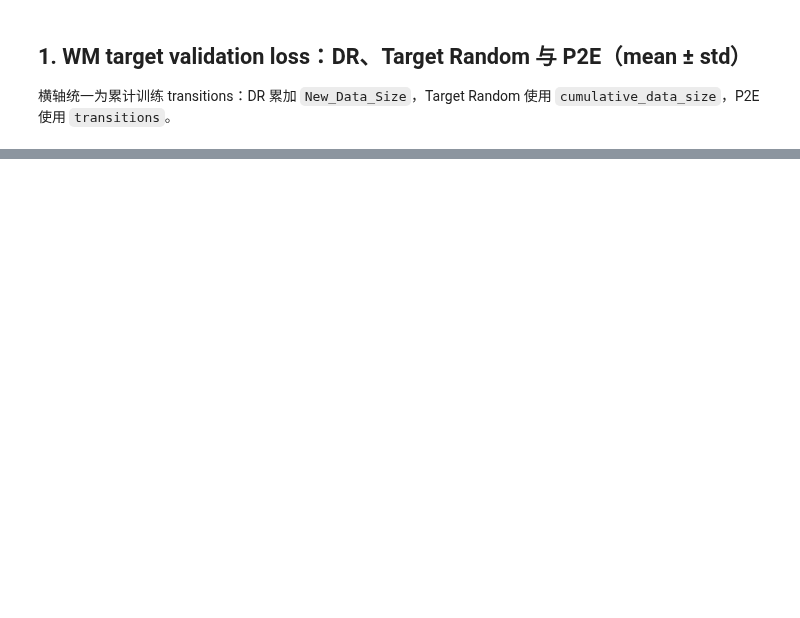
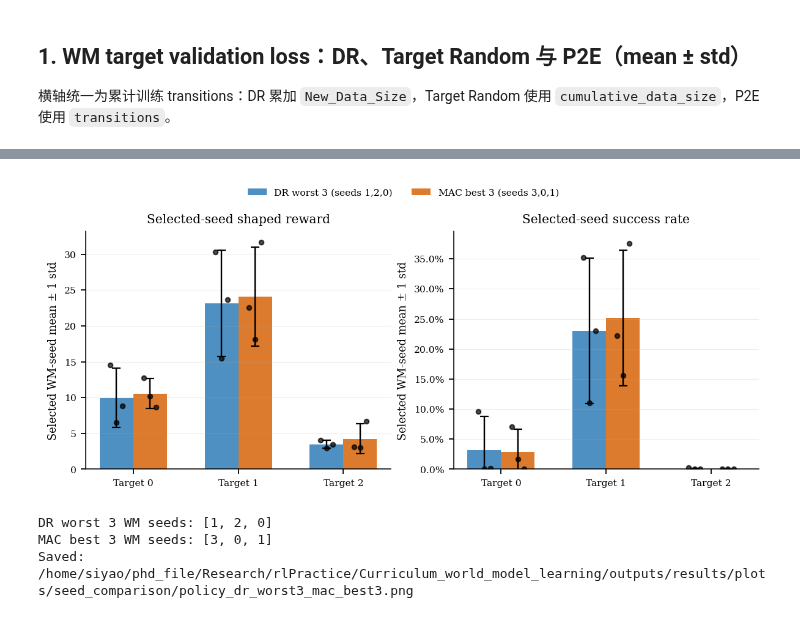
Before and after one commit to Sveali41/curriculum_world_model_learning, a Jupyter notebook: trainer/plot_seed_comparison.ipynb, the cells around one changed output, grey strips where cells are left out. Drawn from its saved outputs; the diff is of its cells as text; code cells hidden in the pictures; blank space fills up the shorter version.

```diff
--- a/trainer/plot_seed_comparison.ipynb
+++ b/trainer/plot_seed_comparison.ipynb
@@ -209,0 +404,80 @@ display([
+# %%
+wm_policy_for_selection = (
+    policy_df[policy_df['method'].isin(['dr', 'mac'])]
+    .groupby(['method', 'wm_seed', 'target'], as_index=False)[metric_cols]
+    .mean()
+)
+seed_ranking = (wm_policy_for_selection.groupby(['method', 'wm_seed'], as_index=False)[metric_cols]
+                .mean())
+if seed_ranking.groupby('method')['wm_seed'].nunique().min() < 3:
+    raise ValueError('Need at least three WM seeds for both DR and MAC')
+dr_ranking = seed_ranking[seed_ranking['method'] == 'dr'].sort_values(
+    ['success_rate', 'mean_reward', 'wm_seed'], ascending=[True, True, True]
+)
+mac_ranking = seed_ranking[seed_ranking['method'] == 'mac'].sort_values(
+    ['success_rate', 'mean_reward', 'wm_seed'], ascending=[False, False, True]
+)
+dr_worst_seeds = dr_ranking.head(3)['wm_seed'].astype(int).tolist()
+mac_best_seeds = mac_ranking.head(3)['wm_seed'].astype(int).tolist()
+selection_specs = [
+    {'method': 'dr', 'label': 'DR worst 3', 'seeds': dr_worst_seeds, 'color': '#2878B5'},
+    {'method': 'mac', 'label': 'MAC best 3', 'seeds': mac_best_seeds, 'color': '#D55E00'},
+]
+selected_parts = []
+for spec in selection_specs:
+    part = wm_policy_for_selection[(wm_policy_for_selection['method'] == spec['method']) &
+                                   (wm_policy_for_selection['wm_seed'].isin(spec['seeds']))].copy()
+    part['selection'] = spec['label']
+    selected_parts.append(part)
+selected_policy = pd.concat(selected_parts, ignore_index=True)
+
+fig, axes = plt.subplots(1, 2, figsize=(7.4, 3.15), dpi=160)
+selected_width = 0.32
+for method_idx, spec in enumerate(selection_specs):
+    offset = (method_idx - 0.5) * selected_width
+    method_rows = selected_policy[selected_policy['selection'] == spec['label']]
+    method_summary = method_rows.groupby('target')[['mean_reward', 'success_rate']].agg(['mean', 'std'])
+    centers = x + offset
+    reward_mean = np.asarray([method_summary.loc[t, ('mean_reward', 'mean')] for t in targets])
+    reward_std = np.asarray([method_summary.loc[t, ('mean_reward', 'std')] for t in targets])
+    success_mean = np.asarray([method_summary.loc[t, ('success_rate', 'mean')] for t in targets])
+    success_std = np.asarray([method_summary.loc[t, ('success_rate', 'std')] for t in targets])
+    axes[0].bar(centers, reward_mean, width=selected_width, yerr=reward_std, capsize=3,
+                color=spec['color'], alpha=0.82,
+                label=f"{spec['label']} (seeds {','.join(map(str, spec['seeds']))})")
+    axes[1].bar(centers, success_mean, width=selected_width, yerr=success_std, capsize=3,
+                color=spec['color'], alpha=0.82)
+    for target_idx, target in enumerate(targets):
+        points = method_rows[method_rows['target'] == target].sort_values('wm_seed')
+        jitter = np.linspace(-0.18 * selected_width, 0.18 * selected_width, len(points))
+        point_x = centers[target_idx] + jitter
+        axes[0].scatter(point_x, points['mean_reward'], s=11, color='black', alpha=0.7, zorder=3)
+        axes[1].scatter(point_x, points['success_rate'], s=11, color='black', alpha=0.7, zorder=3)
+
+axes[0].set_title('Selected-seed shaped reward')
+axes[0].set_ylabel('Selected WM-seed mean ± 1 std')
+axes[1].set_title('Selected-seed success rate')
+axes[1].set_ylabel('Selected WM-seed mean ± 1 std')
+axes[1].yaxis.set_major_formatter(PercentFormatter(1.0))
+axes[1].set_ylim(bottom=0.0)
+for ax in axes:
+    ax.set_xticks(x, target_labels)
+    ax.grid(axis='y', alpha=0.22, linewidth=0.5)
+    ax.spines['top'].set_visible(False)
+    ax.spines['right'].set_visible(False)
+fig.legend(*axes[0].get_legend_handles_labels(), loc='upper center', ncol=2,
+           frameon=False, bbox_to_anchor=(0.5, 1.02))
+fig.tight_layout(rect=(0, 0, 1, 0.93), pad=0.6)
+SELECTED_POLICY_FIG = POLICY_FIG_DIR / 'policy_dr_worst3_mac_best3.png'
+fig.savefig(SELECTED_POLICY_FIG, dpi=300, bbox_inches='tight')
+plt.show()
+print('DR worst 3 WM seeds:', dr_worst_seeds)
+print('MAC best 3 WM seeds:', mac_best_seeds)
+print('Saved:', SELECTED_POLICY_FIG)
+display(pd.concat([dr_ranking.assign(selection='DR rank: low to high'),
+                   mac_ranking.assign(selection='MAC rank: high to low')], ignore_index=True))
+# %% [output]
+[figure, added]
+DR worst 3 WM seeds: [1, 2, 0]
+MAC best 3 WM seeds: [3, 0, 1]
+Saved: /home/siyao/phd_file/Research/rlPractice/Curriculum_world_model_learning/outputs/results/plots/seed_comparison/policy_dr_worst3_mac_best3.png
```
Also changed, not shown: parts of 16 cells of this notebook, 16 other files.
